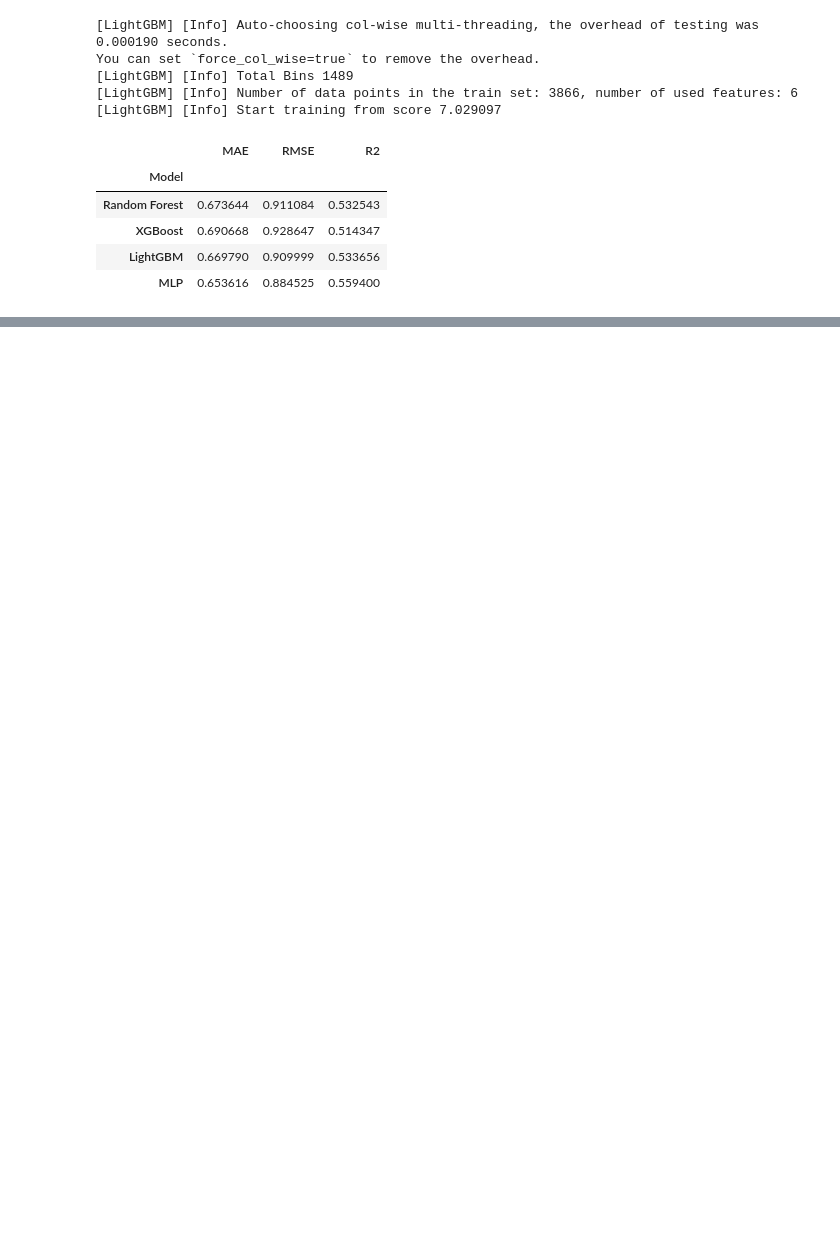
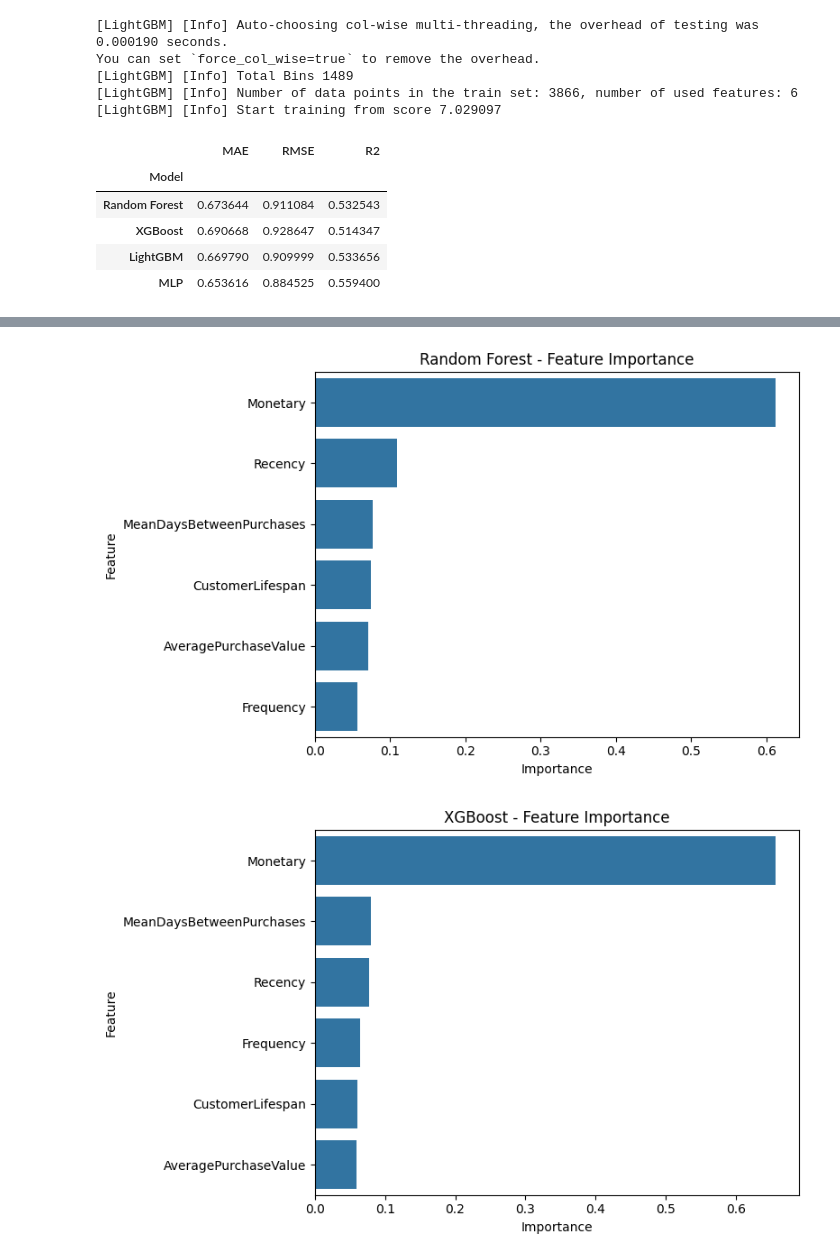
Before and after one commit to IvanOsipovDS/clv_prediction_project, a Jupyter notebook: notebooks/2_modeling.ipynb, the cells around one changed output, grey strips where cells are left out. Cells and saved outputs as stored; diff of their text form; code cells hidden in the pictures; blank space fills up the shorter version.

Commit message:
Daily commit 12 (modelling)

```diff
--- a/notebooks/2_modeling.ipynb
+++ b/notebooks/2_modeling.ipynb
@@ -59,0 +74,27 @@ You can set `force_col_wise=true` to remove the overhead.
+# %%
+import matplotlib.pyplot as plt
+import seaborn as sns
+
+def plot_feature_importance(model, X_train, model_name):
+    """
+    Plot feature importance for tree-based models.
+    """
+    importances = model.feature_importances_
+    feature_names = X_train.columns
+
+    importance_df = pd.DataFrame({'Feature': feature_names, 'Importance': importances})
+    importance_df.sort_values(by='Importance', ascending=False, inplace=True)
+
+    plt.figure(figsize=(8, 5))
+    sns.barplot(data=importance_df, x='Importance', y='Feature')
+    plt.title(f'{model_name} - Feature Importance')
+    plt.tight_layout()
+    plt.show()
+
+# Plot for each tree-based model
+plot_feature_importance(rf_model, X_train, "Random Forest")
+plot_feature_importance(xgb_model, X_train, "XGBoost")
+plot_feature_importance(lgb_model, X_train, "LightGBM")
+# %% [output]
+[figure, added]
+[figure, added]
```
Also changed, not shown: parts of 2 cells of this notebook.
